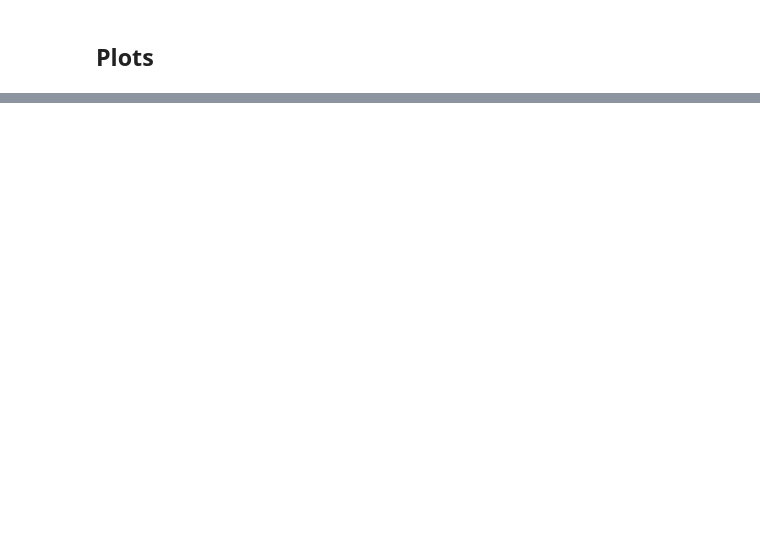
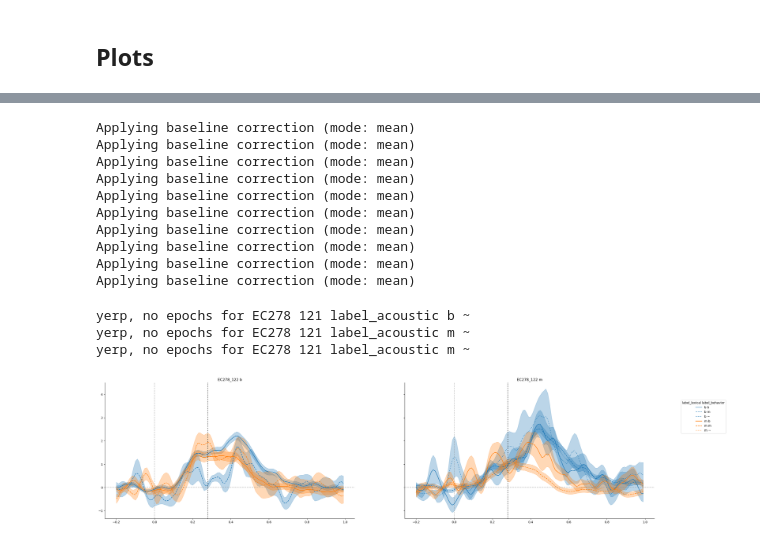
Before and after one commit to hans/barakeet, a Jupyter notebook: notebooks/epoched_plots.ipynb, the cells around one changed output, grey strips where cells are left out. Drawn from its saved outputs; the diff is of its cells as text; code cells hidden in the pictures; blank space fills up the shorter version.

```diff
--- a/notebooks/epoched_plots.ipynb
+++ b/notebooks/epoched_plots.ipynb
@@ -205,0 +321,40 @@ plot_specs = {
+# %%
+def plot_mismatch_with_behavior(subject, elec, phoneme_pair):
+    feature_block = "mismatch"
+    suffix = "-baselined-split"
+    kwargs = plot_specs[("eoi", feature_block)][suffix]
+
+    # ep, ep_df = make_epochs_df(feature_block, plot_eoi_df=eoi_df.loc[["EC278"]].loc[(slice(None), [121]), :],
+    #                            baseline=kwargs.get("baseline"))
+    ep, ep_df = make_epochs_df(feature_block, plot_eoi_df=eoi_df.loc[[subject]].loc[(slice(None), [elec]), :],
+                            baseline=kwargs.get("baseline"))
+
+    # ep_df = ep_df[~ep_df.ignores_both_cues]
+    ep_df = ep_df[ep_df.phoneme_pair == phoneme_pair]
+
+    kwargs["col"] = "label_acoustic"
+    kwargs["hue"] = "label_lexical"
+    kwargs["style"] = "label_behavior"
+    kwargs["share_groupers"] = True
+    kwargs["height"] = 8
+    kwargs["drop_minority_traces"] = 5
+
+    plot_kwargs = {k: v for k, v in kwargs.items() if k not in ["baseline"]}
+    g, p_ep, p_df = plot_epochs(ep, ep_df, epoch_times=epoch_times, **plot_kwargs)
+# %%
+plot_mismatch_with_behavior("EC278", 121, "bm")
+# %% [output]
+Applying baseline correction (mode: mean)
+Applying baseline correction (mode: mean)
+Applying baseline correction (mode: mean)
+Applying baseline correction (mode: mean)
+Applying baseline correction (mode: mean)
+Applying baseline correction (mode: mean)
+Applying baseline correction (mode: mean)
+Applying baseline correction (mode: mean)
+Applying baseline correction (mode: mean)
+Applying baseline correction (mode: mean)
+yerp, no epochs for EC278 121 label_acoustic b ~
+yerp, no epochs for EC278 121 label_acoustic m ~
+yerp, no epochs for EC278 121 label_acoustic m ~
+[figure, added]
```
Also changed, not shown: parts of 7 cells of this notebook, 1 other file.
